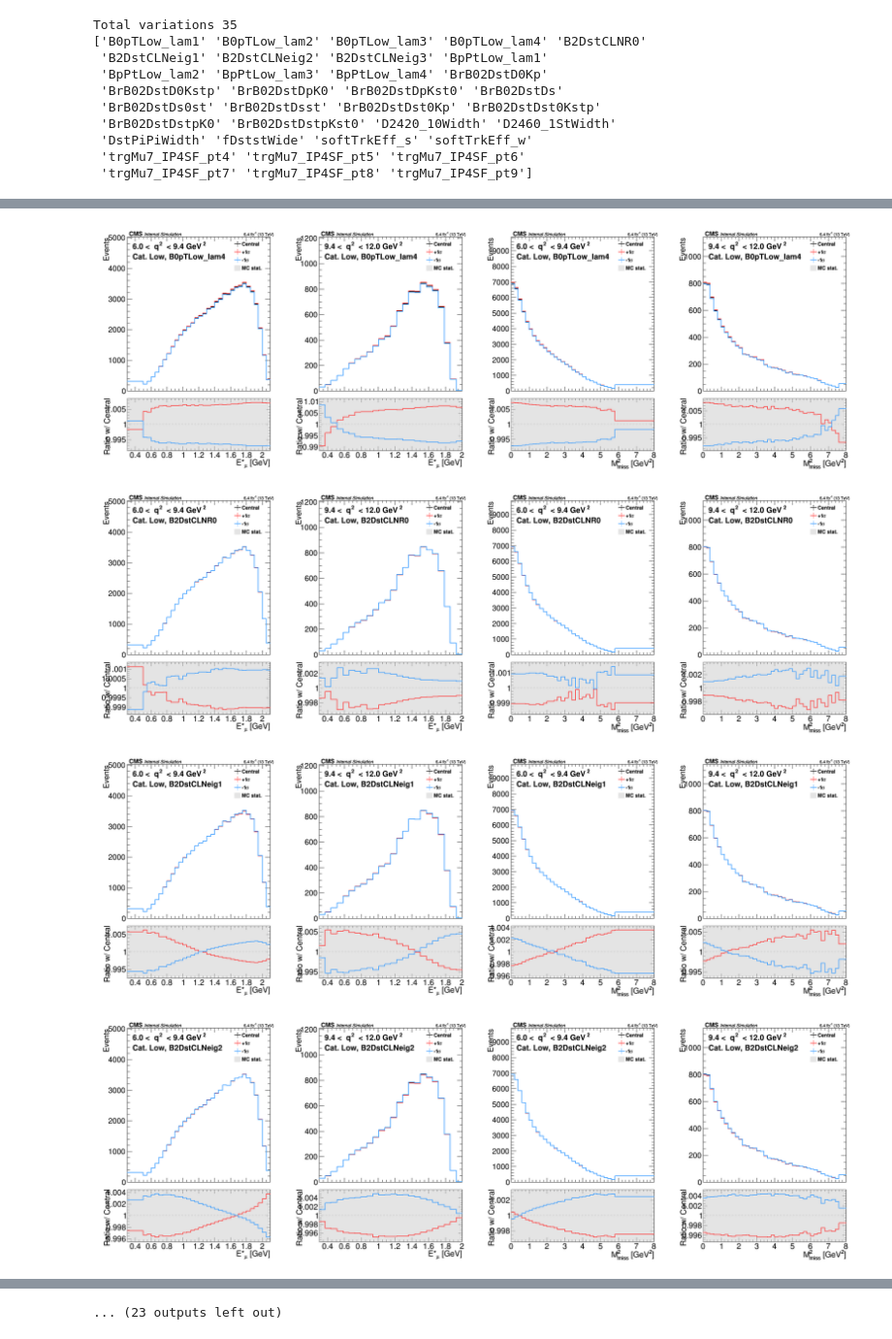
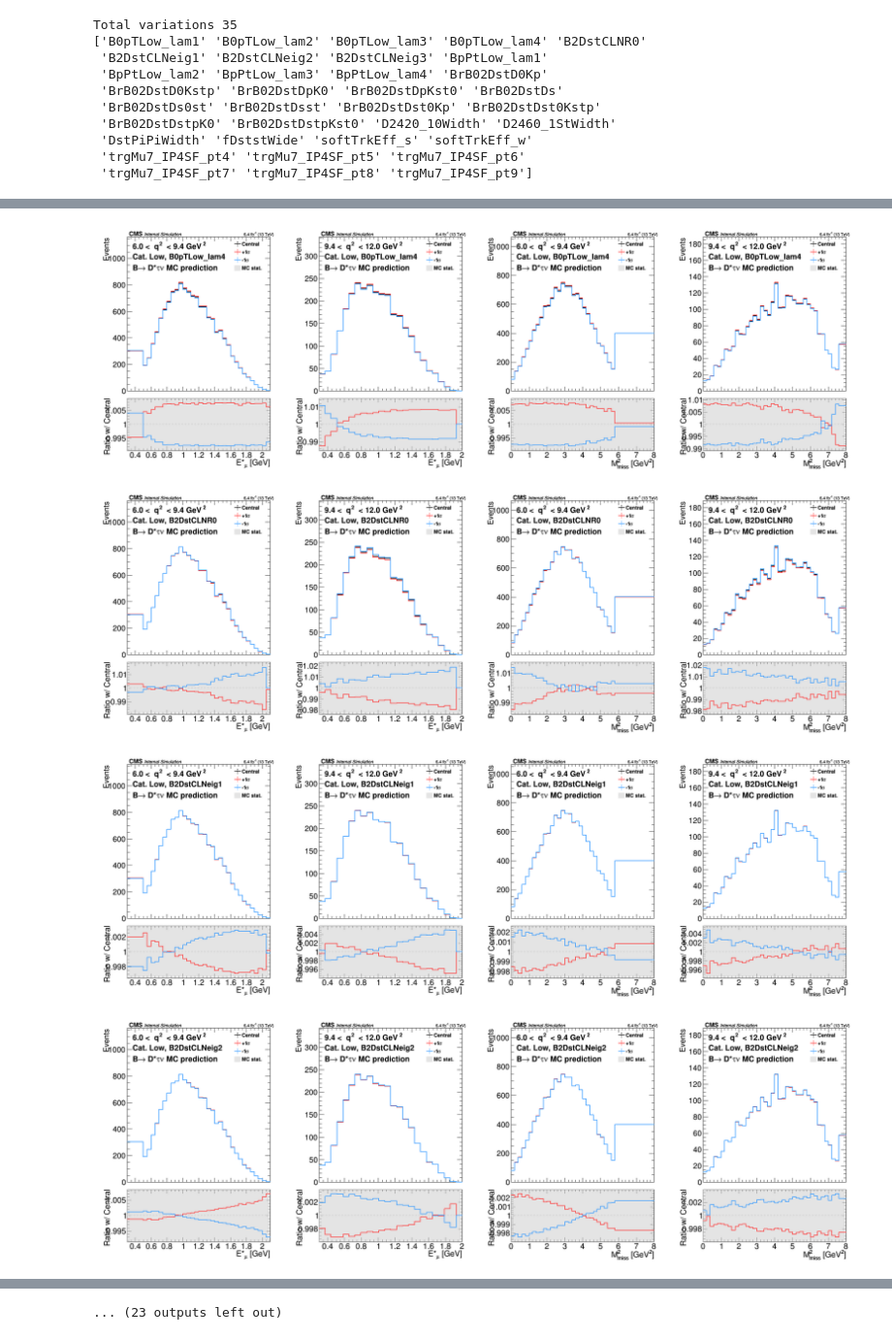
Before and after one commit to ocerri/BPH_RD_Analysis, a Jupyter notebook: plot_scripts/ShapeUncertaintiesPlot.ipynb, the cells around one changed output, grey strips where cells are left out. Shown at 97% size. Cells and saved outputs as stored; diff of their text form; code cells hidden in the pictures.

```diff
--- a/plot_scripts/ShapeUncertaintiesPlot.ipynb
+++ b/plot_scripts/ShapeUncertaintiesPlot.ipynb
@@ -26,7 +26,9 @@ rt.gErrorIgnoreLevel = rt.kError
 rt.RooMsgService.instance().setGlobalKillBelow(rt.RooFit.ERROR)
 # %%
 category = 'low'
-card_name = 'test'+category+'_CLN'
+card_name = 'v8'+category+'_CLN'
+# processToPlot = 'tot'
+processToPlot = 'tau'
 # %%
 histosLoc = '../data/_root/histos4combine/{}_{}_q2bin{}.root'
 fileH = {}
@@ -35,8 +37,8 @@ for var in ['M2_miss', 'Est_mu']:
         n = var+str(iq2)
         fileH[n] = rt.TFile.Open(histosLoc.format(card_name, var, iq2), 'READ')
 # %%
-outdir = '../Combine/results/'+card_name + '/fig/shapeUncertainties'
-webDir = '/storage/user/ocerri/public_html/BPH_RDst/Combine/' + card_name + '/shapeUncertainties'
+outdir = '../Combine/results/'+card_name + '/fig/shapeUncertainties_'+processToPlot
+webDir = '/storage/user/ocerri/public_html/BPH_RDst/Combine/' + card_name + '/shapeUncertainties_'+processToPlot
 for d in [outdir, webDir]:
     if os.path.isdir(d):
         os.system('rm -rf '+d)
@@ -53,6 +55,8 @@ for k in fileH.values()[0].GetListOfKeys():
     keysList.append(k.GetTitle())
 keysList = np.sort(keysList)
 procList = np.sort([k for k in keysList if not '__' in k and not 'Data' in k and not 'Total' in k])
+if not processToPlot == 'tot':
+    procList = [processToPlot]
 # %%
 procList
 # %% [output]
@@ -134,6 +135,14 @@ for var in variationsList:
         hUp[kk].SetTitle('+1#sigma')
         hDown[kk].SetLineColor(rt.kAzure+1)
         hDown[kk].SetTitle('-1#sigma')
+        for i in range(1, hCentral[kk].GetNbinsX()+1):
+            if hCentral[kk].GetBinContent(i) == 0:
+                hCentral[kk].SetBinContent(i, 1e-6)
+                hCentral[kk].SetBinError(i, 1e-6)
+            if hUp[kk].GetBinContent(i) == 0:
+                hUp[kk].SetBinContent(i, 1e-6)
+            if hDown[kk].GetBinContent(i) == 0:
+                hDown[kk].SetBinContent(i, 1e-6)
         hl = [hCentral[kk], hUp[kk], hDown[kk]]
         for h in hl:
             h.Sumw2(0)
@@ -159,8 +168,12 @@ for var in variationsList:
             x_up = h_tot.GetBinCenter(i) + 0.5*h_tot.GetBinWidth(i)
             c_MC = h_tot.GetBinContent(i)
             e_MC = h_tot.GetBinError(i)
-            y_up = (c_MC+e_MC)/c_MC
-            y_down = (c_MC-e_MC)/c_MC
+            if c_MC > 0:
+                y_up = (c_MC+e_MC)/c_MC
+                y_down = (c_MC-e_MC)/c_MC
+            else:
+                y_up = 1.
+                y_down = 1.
             g_up.SetPoint(2*i-1, x_low, y_up)
             g_up.SetPoint(2*i, x_up, y_up)
             g_down.SetPoint(2*i-1, x_low, y_down)
@@ -198,6 +211,11 @@ for var in variationsList:
         cat_txt = 'Cat. ' + category.capitalize() + ', ' + var
         c.pad1.cd()
         txt.DrawLatexNDC(0.18, 0.91, '#splitline{'+q2_txt+'}{'+cat_txt+'}')
+
+        procLine = 'Total MC prediction'
+        if not processToPlot == 'tot':
+            procLine = label_dic[processToPlot] + ' MC prediction'
+        txt.DrawLatexNDC(0.18, 0.775, procLine)
         CMS_lumi.CMS_lumi(c, -1, 0)
 
         c.Draw()
@@ -214,4 +232,4 @@ for var in variationsList:
-[figure, old version]
+[figure, new version]
-[figure, old version]
+[figure, new version]
-[figure, old version]
+[figure, new version]
-[figure, old version]
+[figure, new version]
```
Also changed, not shown: parts of 3 cells of this notebook, 38 other files.
